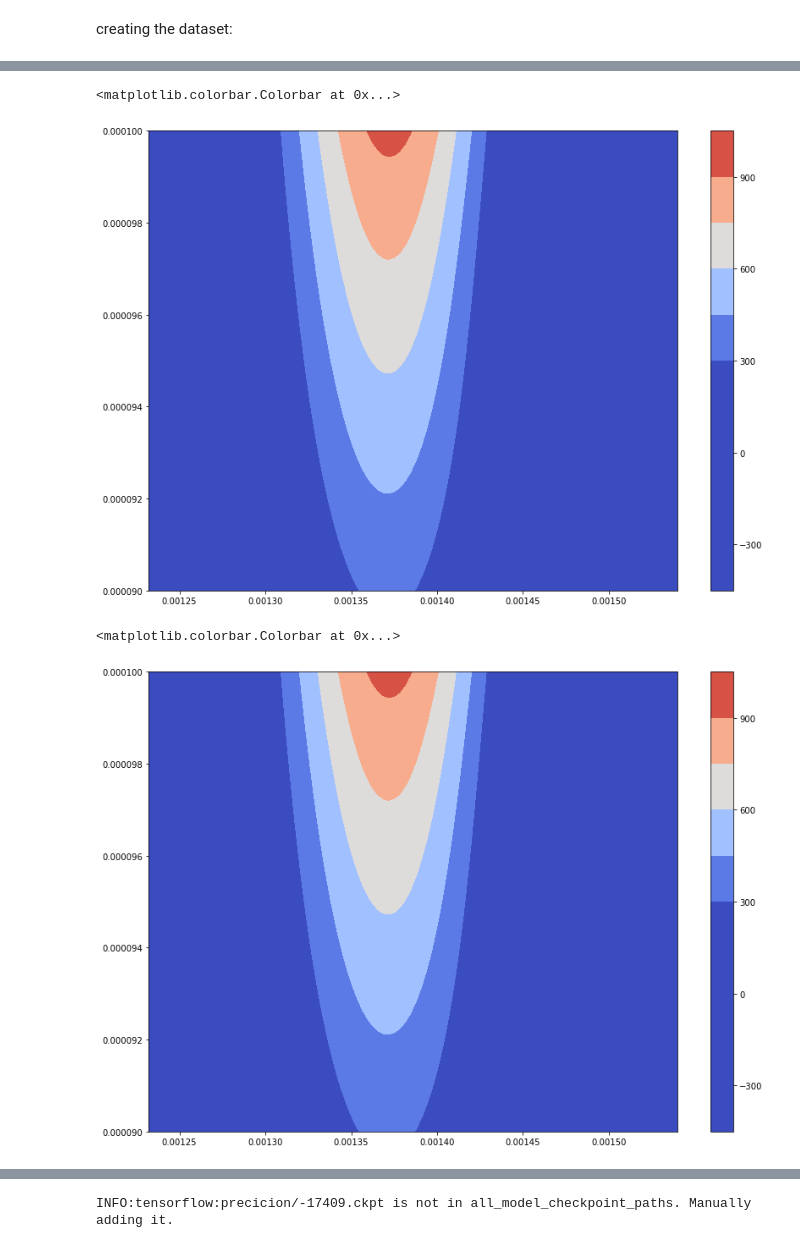
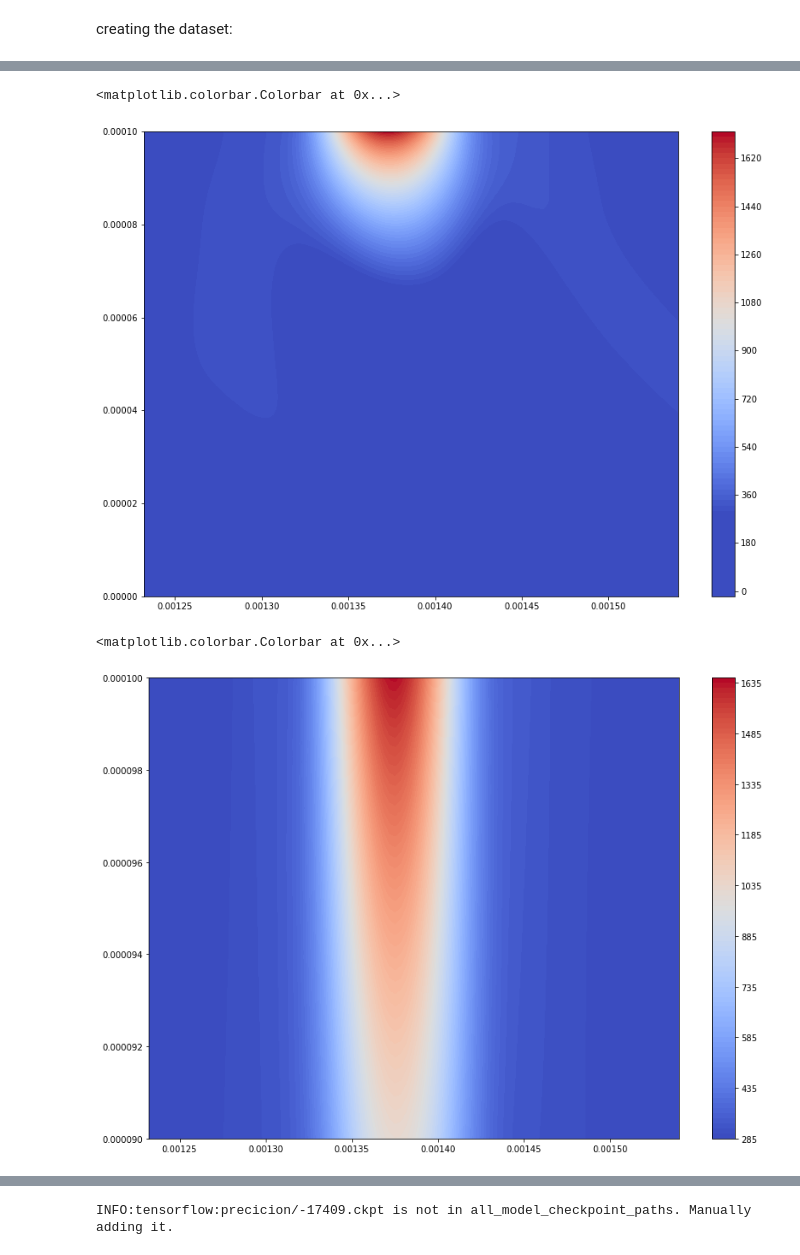
Before and after one commit to snilsn/pinn_slm, a Jupyter notebook: slm.ipynb, the cells around one changed output, grey strips where cells are left out. Cells and saved outputs as stored; diff of their text form; code cells hidden in the pictures.

Commit message:
first data analysis

```diff
--- a/slm.ipynb
+++ b/slm.ipynb
@@ -293,0 +310,5 @@ Step      Train loss                                  Test loss
+# %%
+weights_2 = np.array([1, 1, 1])
+dde.optimizers.config.set_LBFGS_options(maxcor=100, ftol=1e-20, gtol=1e-20, maxiter=10000, maxfun=None, maxls=50)
+model.compile('L-BFGS', loss_weights=weights*weights_2)
+losshistory, train_state = model.train(epochs = 1000, display_every=100)
@@ -293,0 +333,5 @@ Step      Train loss                                  Test loss
+# %%
+weights_2 = np.array([1, 1, 1])
+dde.optimizers.config.set_LBFGS_options(maxcor=100, ftol=1e-20, gtol=1e-20, maxiter=1000, maxfun=None, maxls=50)
+model.compile('L-BFGS', loss_weights=weights*weights_2)
+losshistory, train_state = model.train(epochs = 1000, display_every=100)
@@ -293,0 +356,5 @@ Step      Train loss                                  Test loss
+# %%
+weights_2 = np.array([1, 1, 1])
+dde.optimizers.config.set_LBFGS_options(maxcor=100, ftol=1e-20, gtol=1e-20, maxiter=1000, maxfun=None, maxls=50)
+model.compile('L-BFGS', loss_weights=weights*weights_2)
+losshistory, train_state = model.train(epochs = 1000, display_every=100)
@@ -293,0 +379,5 @@ Step      Train loss                                  Test loss
+# %%
+weights_2 = np.array([1, 1, 1])
+dde.optimizers.config.set_LBFGS_options(maxcor=100, ftol=1e-20, gtol=1e-20, maxiter=5000, maxfun=None, maxls=50)
+model.compile('L-BFGS', loss_weights=weights*weights_2)
+losshistory, train_state = model.train(epochs = 1000, display_every=100)
@@ -356,6 +464,6 @@ plt.colorbar()
 # %%
 x_lin = np.linspace(0.8*x, x)
-z_lin = np.linspace(0.9*z, z)
+z_lin = np.linspace(0, z)
 xx, yy, zz, tt = np.meshgrid(x_lin, [y/2], z_lin, [t])
 X = np.vstack((np.ravel(xx), np.ravel(yy), np.ravel(zz), np.ravel(tt))).T
 
@@ -366,29 +474,29 @@ zi = np.linspace(zz.min(), zz.max(), 100)
 data = griddata((np.ravel(xx), np.ravel(zz)), Y[:,0], (xi[None,:], zi[:,None]), method='cubic')
 
 plt.figure(figsize = (14, 10))
-plt.contourf(xi, zi, data, 10, cmap=plt.cm.coolwarm, vmin = 273.15 + 20)
+plt.contourf(xi, zi, data, 100, cmap=plt.cm.coolwarm, vmin = 273.15 + 20)
 plt.colorbar()
 # %% [output]
 <matplotlib.colorbar.Colorbar at 0x...>
-[figure, old version]
+[figure, new version]
 # %%
 x_lin = np.linspace(0.8*x, x)
 z_lin = np.linspace(0.9*z, z)
 xx, yy, zz, tt = np.meshgrid(x_lin, [y/2], z_lin, [t])
 X = np.vstack((np.ravel(xx), np.ravel(yy), np.ravel(zz), np.ravel(tt))).T
 
 Y = model.predict(X)
 
 xi = np.linspace(xx.min(), xx.max(), 100)
 zi = np.linspace(zz.min(), zz.max(), 100)
 data = griddata((np.ravel(xx), np.ravel(zz)), Y[:,0], (xi[None,:], zi[:,None]), method='cubic')
 
 plt.figure(figsize = (14, 10))
-plt.contourf(xi, zi, data, 10, cmap=plt.cm.coolwarm, vmin = 273.15 + 20)
+plt.contourf(xi, zi, data, 100, cmap=plt.cm.coolwarm, vmin = 273.15 + 20)
 plt.colorbar()
 # %% [output]
 <matplotlib.colorbar.Colorbar at 0x...>
-[figure, old version]
+[figure, new version]
 # %%
 data.min()
 # %% [output]
```
Also changed, not shown: parts of 29 cells of this notebook, 1 other file.
